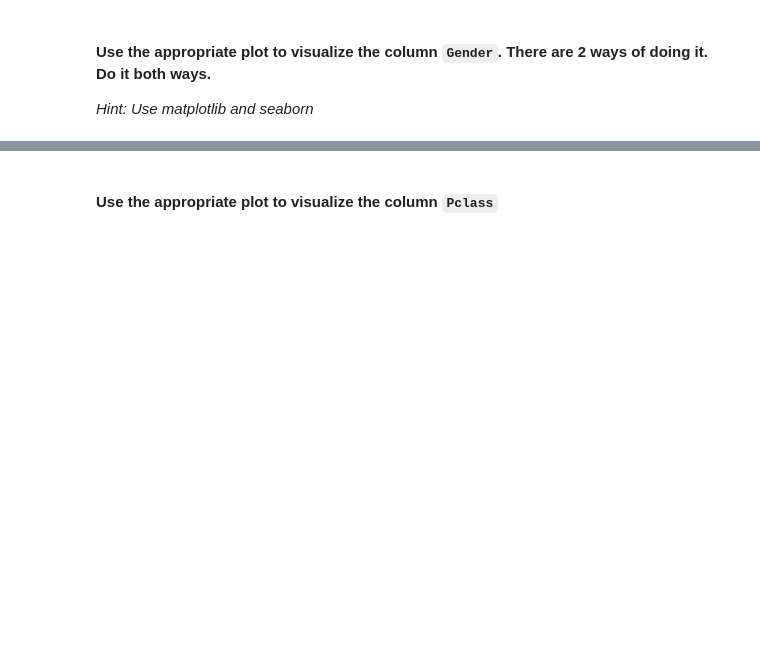
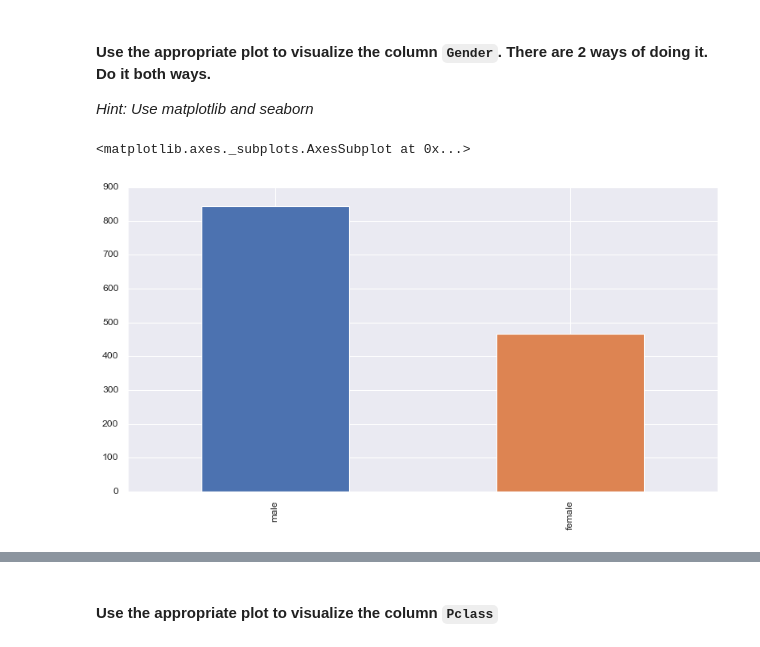
Before and after one commit to LiviaCanet/datamad0119, a Jupyter notebook: module-2/lab-matplotlib-seaborn/your-code/challenge-3.ipynb, the cells around one changed output, grey strips where cells are left out. Saved outputs shown, nothing was run; the diff lists cells and outputs as text; code cells hidden in the pictures; blank space fills up the shorter version.

```diff
--- a/module-2/lab-matplotlib-seaborn/your-code/challenge-3.ipynb
+++ b/module-2/lab-matplotlib-seaborn/your-code/challenge-3.ipynb
@@ -121,4 +122,15 @@ sns.distplot(titanic['Age'],bins=30,color='green',rug=True)
 #### Use the appropriate plot to visualize the column `Gender`. There are 2 ways of doing it. Do it both ways.
 
 *Hint: Use matplotlib and seaborn*
+# %%
+# your code here- 1st way
+
+#titanic['Gender'].plot(kind = bar)
+#Esto no me lo deja hacer porque no se puede plot en bars algo que no es numeric data (es string). Hay que hacer un
+#value_counts() para que cuente la frecuencia de Male y de Female, y eso sí que lo puede representar en bars.
+
+titanic['Gender'].value_counts().plot(kind = 'bar')
+# %% [output]
+<matplotlib.axes._subplots.AxesSubplot at 0x...>
+[figure, added]
 # %%
```
Also changed, not shown: parts of 15 cells of this notebook.
